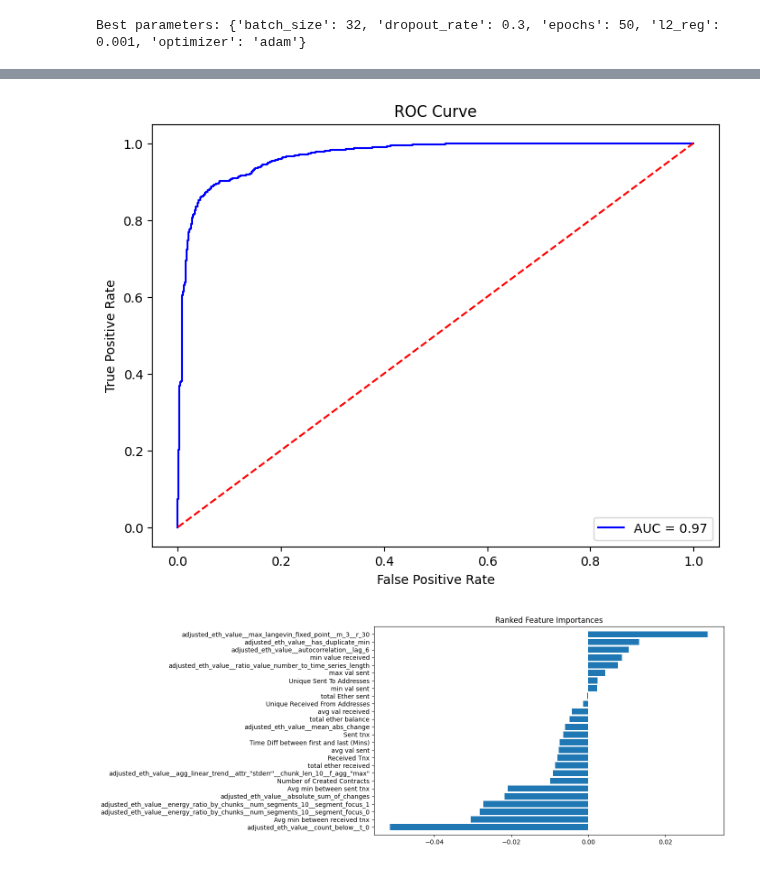
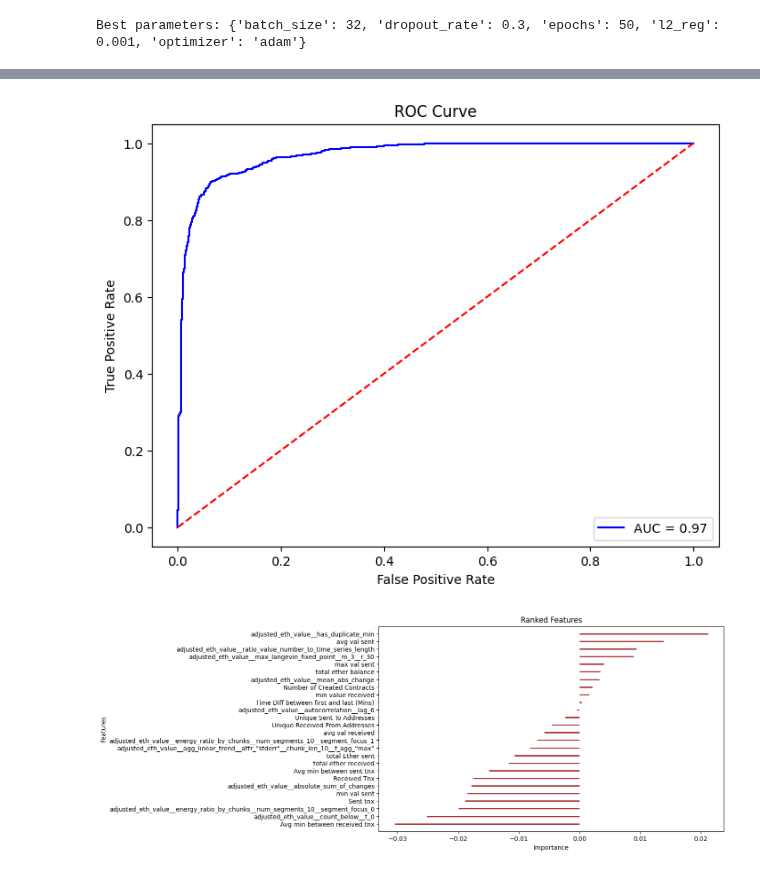
Before and after one commit to shazzad-hasan/ethereum-fraud-detection, a Jupyter notebook: models/neural_network.ipynb, the cells around one changed output, grey strips where cells are left out. Saved outputs shown, nothing was run; the diff lists cells and outputs as text; code cells hidden in the pictures.

```diff
--- a/models/neural_network.ipynb
+++ b/models/neural_network.ipynb
@@ -96,7 +94,7 @@ param_grid = {
 }
 
 model = KerasBaseModel()
-grid = GridSearchCV(estimator=model, param_grid=param_grid, cv=5, scoring="f1", verbose=2,)
-grid_result = grid.fit(df_train_prep, df_train['FLAG'])
+clf = GridSearchCV(estimator=model, param_grid=param_grid, cv=5, scoring="f1", verbose=2,)
+clf.fit(df_train_prep, df_train['FLAG'])
 # %% [output]
 Fitting 5 folds for each of 32 candidates, totalling 160 fits
@@ -121,7 +124,7 @@ print(f"Best parameters: {grid_result.best_params_}")
 # %% [output]
 Best parameters: {'batch_size': 32, 'dropout_rate': 0.3, 'epochs': 50, 'l2_reg': 0.001, 'optimizer': 'adam'}
 # %%
-best_model = grid_result.best_estimator_.model
+best_model = clf.best_estimator_.model
 
 test_loss, test_acc = best_model.evaluate(df_test_prep, df_test['FLAG'])
 print(f'Test accuracy of the best model: {test_acc}')
@@ -165,6 +177,9 @@ weighted avg       0.91      0.91      0.91      2784
 # %%
-fpr, tpr, threshold = roc_curve(df_test['FLAG'], y_probs)
+fpr, tpr, threshold = roc_curve(df_test['FLAG'], y_prob)
 roc_auc = auc(fpr, tpr)
+
+roc_data = pd.DataFrame({'fpr': fpr, 'tpr': tpr})
+roc_data.to_csv('/content/drive/MyDrive/ethereum-fraud-detection/results/roc_data_neural_net.csv', index=False)
 
 plt.figure(figsize=(8,6))
 plt.title('ROC Curve')
@@ -175,17 +190,20 @@ plt.ylabel('True Positive Rate')
 plt.xlabel('False Positive Rate')
 plt.show()
 # %% [output]
-[figure, old version]
+[figure, new version]
 # %%
 feat_importances = best_model.layers[0].get_weights()[0].mean(axis=1)
 indices = np.argsort(feat_importances)
 
 fig, ax = plt.subplots(figsize=(10, 6))
-plt.title("Ranked Feature Importances")
-plt.barh(range(len(feat_importances)), feat_importances[indices], align="center")
+plt.title("Ranked Features")
+y_positions = range(len(feat_importances))
+plt.hlines(y=y_positions, xmin=0, xmax=feat_importances[indices], color='brown', linewidth=2)
 features = ['{}'.format(feature_list[i]) for i in range(len(feature_list))]
-plt.yticks(range(len(feat_importances)), [features[idx] for idx in indices])
+plt.yticks(y_positions, [features[idx] for idx in indices])
 plt.ylim([-1, len(feat_importances)])
+plt.xlabel("Importance")
+plt.ylabel("Features")
 plt.show()
 # %% [output]
-[figure, old version]
+[figure, new version]
```
Also changed, not shown: parts of 9 cells of this notebook.
